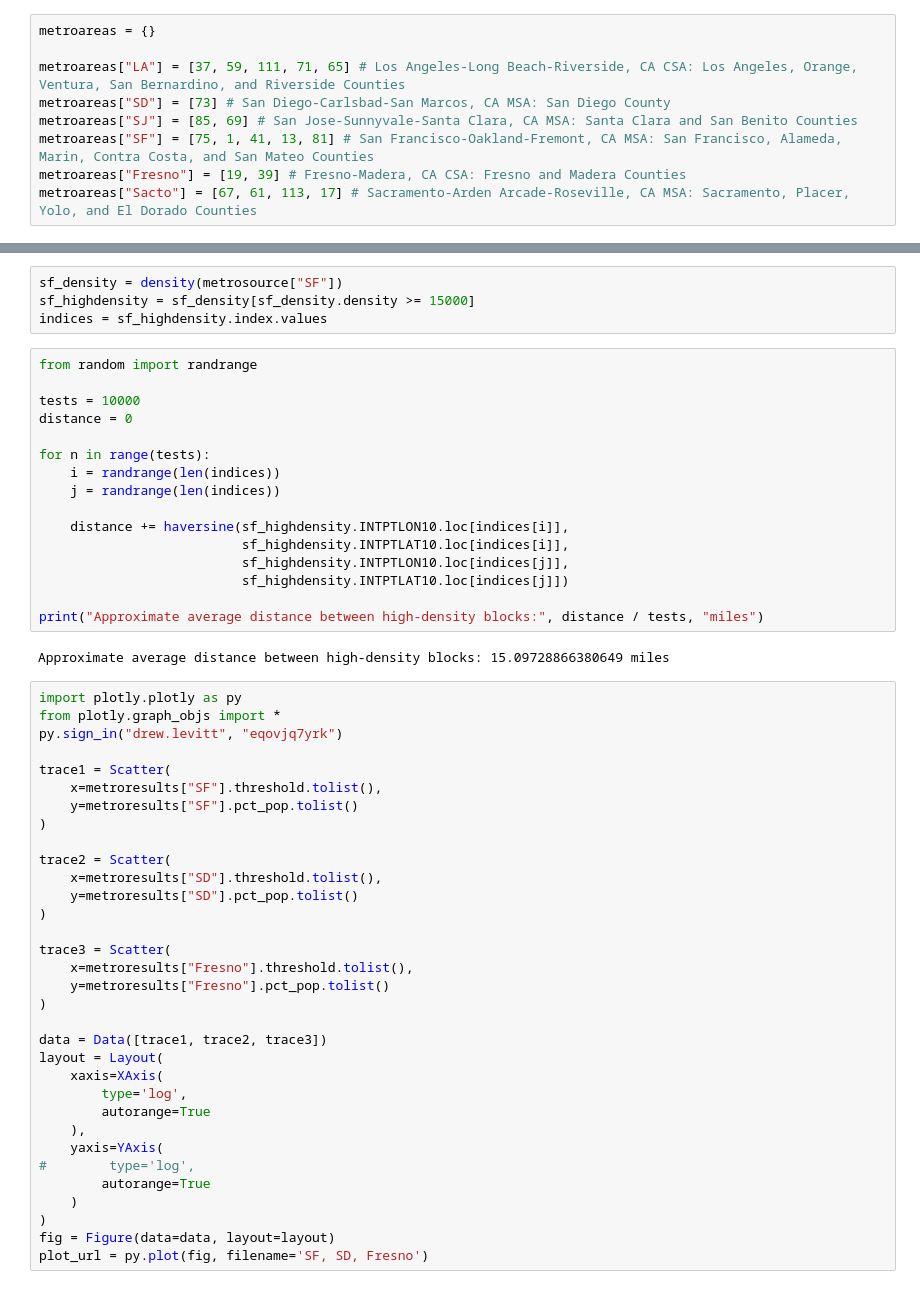
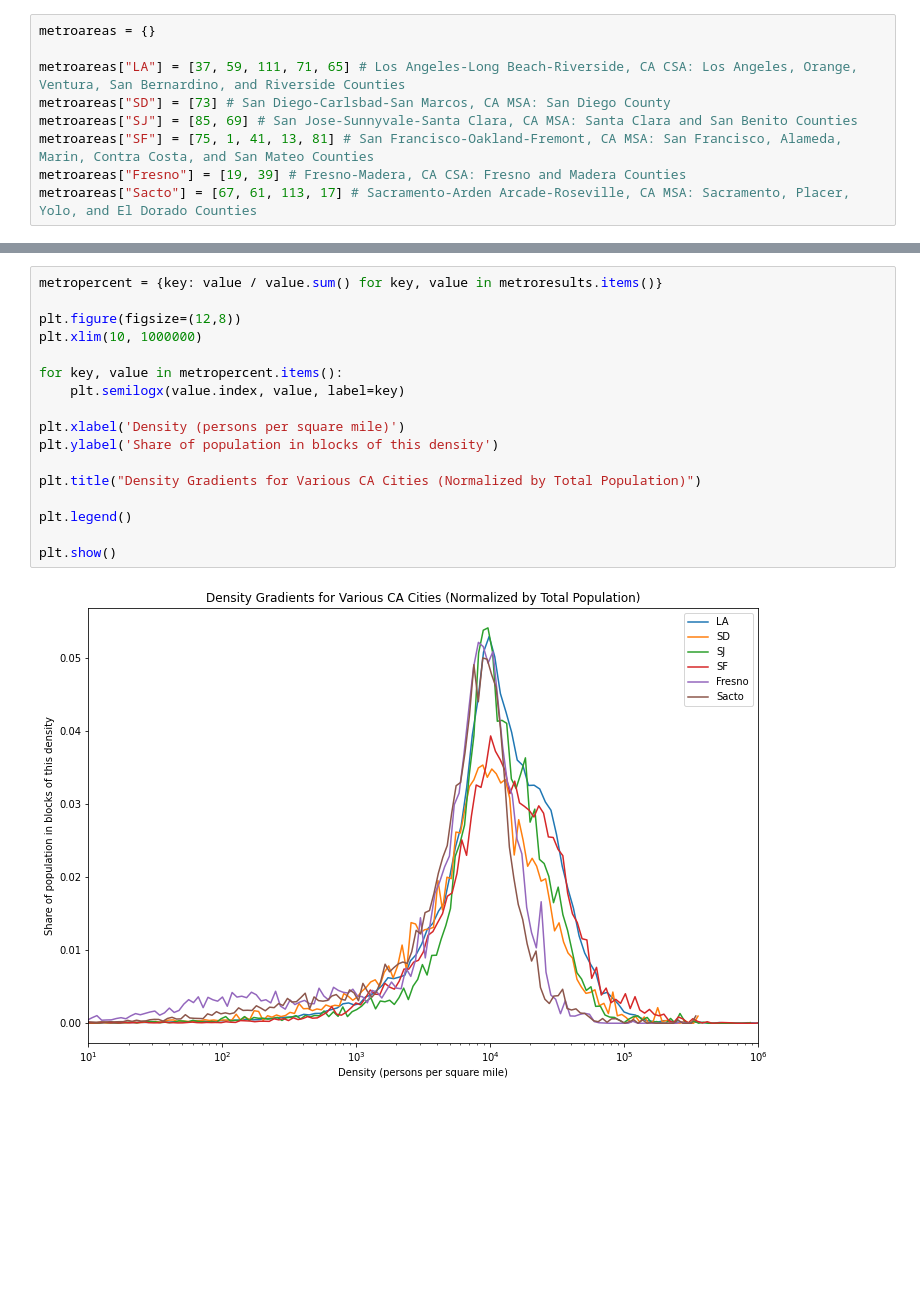
Before and after one commit to drewlevitt/density-gradient, a Jupyter notebook: Density Gradients.ipynb, the cells around one changed output, grey strips where cells are left out. Cells and saved outputs as stored; diff of their text form; blank space fills up the shorter version.

```diff
--- a/Density Gradients.ipynb
+++ b/Density Gradients.ipynb
@@ -116,55 +114,19 @@ def haversine(lon1, lat1, lon2, lat2):
-# %%
-sf_density = density(metrosource["SF"])
-sf_highdensity = sf_density[sf_density.density >= 15000]
-indices = sf_highdensity.index.values
-# %%
-from random import randrange
-
-tests = 10000
-distance = 0
-
-for n in range(tests):
-    i = randrange(len(indices))
-    j = randrange(len(indices))
-
-    distance += haversine(sf_highdensity.INTPTLON10.loc[indices[i]],
-                          sf_highdensity.INTPTLAT10.loc[indices[i]],
-                          sf_highdensity.INTPTLON10.loc[indices[j]],
-                          sf_highdensity.INTPTLAT10.loc[indices[j]])
-
-print("Approximate average distance between high-density blocks:", distance / tests, "miles")
-# %% [output]
-Approximate average distance between high-density blocks: 15.09728866380649 miles
-# %%
-import plotly.plotly as py
-from plotly.graph_objs import *
-py.sign_in("drew.levitt", "eqovjq7yrk")
-
-trace1 = Scatter(
-    x=metroresults["SF"].threshold.tolist(),
-    y=metroresults["SF"].pct_pop.tolist()
-)
-
-trace2 = Scatter(
-    x=metroresults["SD"].threshold.tolist(),
-    y=metroresults["SD"].pct_pop.tolist()
-)
-
-trace3 = Scatter(
-    x=metroresults["Fresno"].threshold.tolist(),
-    y=metroresults["Fresno"].pct_pop.tolist()
-)
-
-data = Data([trace1, trace2, trace3])
-layout = Layout(
-    xaxis=XAxis(
-        type='log',
-        autorange=True
-    ),
-    yaxis=YAxis(
-#        type='log',
-        autorange=True
-    )
-)
-fig = Figure(data=data, layout=layout)
-plot_url = py.plot(fig, filename='SF, SD, Fresno')
+# %%
+metropercent = {key: value / value.sum() for key, value in metroresults.items()}
+
+plt.figure(figsize=(12,8))
+plt.xlim(10, 1000000)
+
+for key, value in metropercent.items():
+    plt.semilogx(value.index, value, label=key)
+
+plt.xlabel('Density (persons per square mile)')
+plt.ylabel('Share of population in blocks of this density')
+
+plt.title("Density Gradients for Various CA Cities (Normalized by Total Population)")
+
+plt.legend()
+
+plt.show()
+# %% [output]
+[figure, added]
```
Also changed, not shown: parts of 10 cells of this notebook.
